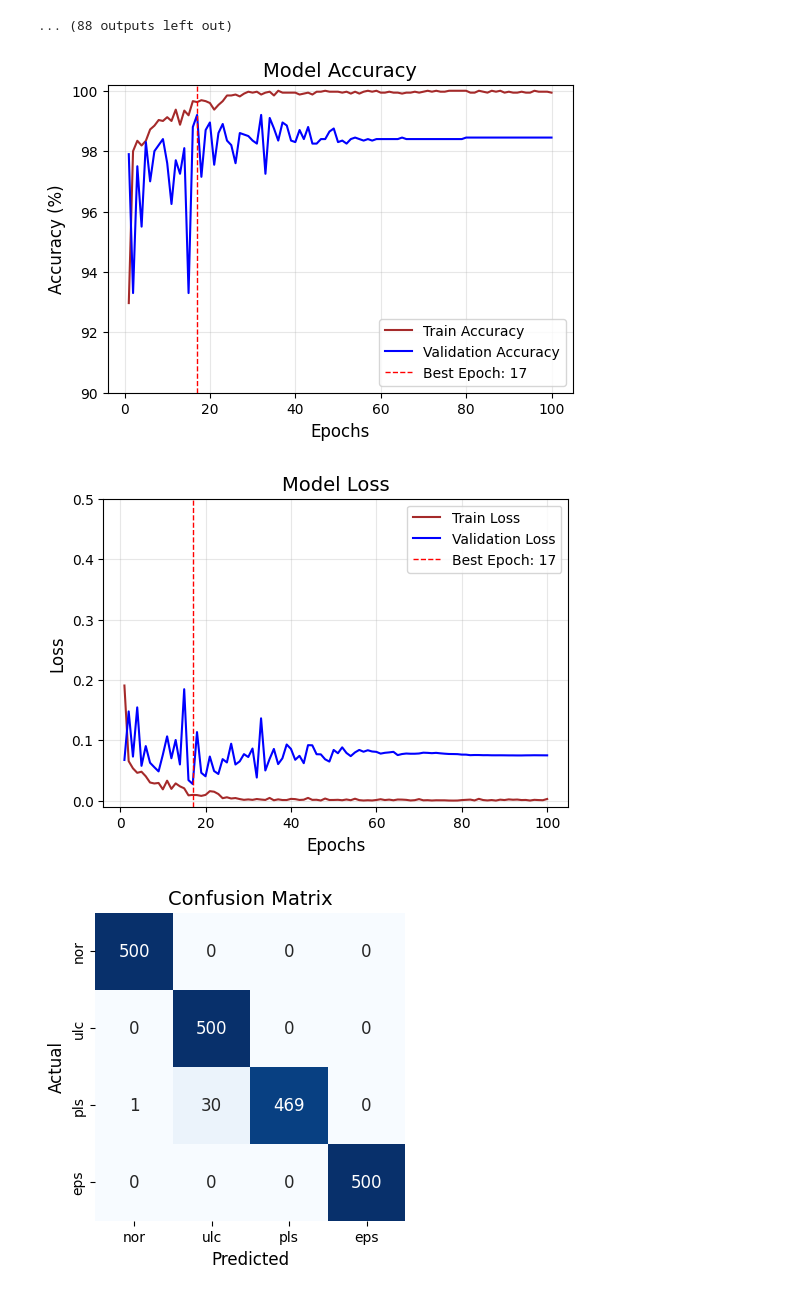
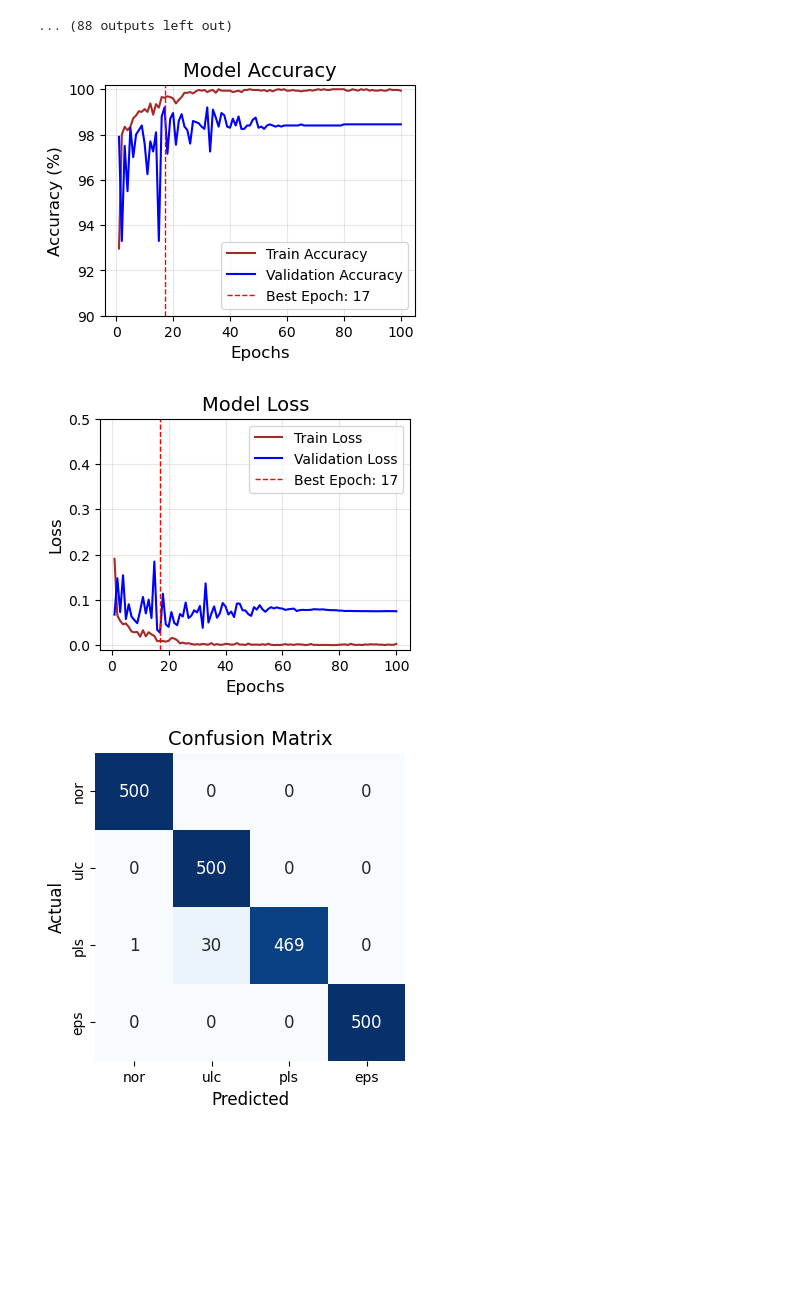
Before and after one commit to sarthakvermaa/WCE-curated-colon-disease-classification, a Jupyter notebook: Swin_tiny.ipynb, the cells around one changed output. Cells and saved outputs as stored; diff of their text form; code cells hidden in the pictures; blank space fills up the shorter version.

Commit message:
updated plottings

```diff
--- a/Swin_tiny.ipynb
+++ b/Swin_tiny.ipynb
@@ -54,8 +61,8 @@ from PIL import Image
 # %%
 # Defining paths
-DATA_DIR = "/kaggle/input/colon-endoscopy"
-INFERENCE_DIR = "/kaggle/input/colon-endoscopy/test"
-OUTPUT_DIR = "/kaggle/working/outputs"
+DATA_DIR = "../colon-endoscopy-dataset/"
+INFERENCE_DIR = "../colon-endoscopy-dataset/test"
+OUTPUT_DIR = "../image_processing_swin (Copy)"
 BATCH_SIZE = 16
 NUM_EPOCHS = 100
 LEARNING_RATE = 0.0001
@@ -293,31 +299,31 @@ Validation loss: 0.107, Validation acc: 96.250%
 # %%
 import pandas as pd
 
 # Load training log CSV file
 csv_file_path = os.path.join(OUTPUT_DIR, "training_logs.csv")
 df = pd.read_csv(csv_file_path)
 
 # Extract data
 epochs = df["Epoch"].values
 train_accuracies = df["Train Accuracy"].values
 valid_accuracies = df["Validation Accuracy"].values
 best_epoch = np.argmin(df["Validation Loss"].values) + 1
 
 # Plot Accuracy Curve
-plt.figure(figsize=(6, 4))
+plt.figure(figsize=(4, 3))
 plt.plot(epochs, train_accuracies, label="Train Accuracy", color='brown', linewidth=1.5)
 plt.plot(epochs, valid_accuracies, label="Validation Accuracy", color='blue', linewidth=1.5)
 plt.axvline(best_epoch, color='r', linestyle='--', linewidth=1, label=f"Best Epoch: {best_epoch}")
 plt.ylim(90, 100.2)
 plt.xlabel("Epochs", fontsize=12)
 plt.ylabel("Accuracy (%)", fontsize=12)
 plt.title("Model Accuracy", fontsize=14)
 plt.legend(fontsize=10, loc="lower right")
 plt.grid(alpha=0.3)
 plt.savefig(os.path.join(OUTPUT_DIR, 'accuracy_plot.png'), dpi=300, bbox_inches="tight")
 plt.show()
 # %% [output]
-[figure, old version]
+[figure, new version]
 # %%
 # Load training log CSV file
 csv_file_path = os.path.join(OUTPUT_DIR, "training_logs.csv")
@@ -330,7 +336,7 @@ valid_losses = df["Validation Loss"].values
 best_epoch = np.argmin(valid_losses) + 1
 
 # Plot Loss Curve
-plt.figure(figsize=(6, 4))
+plt.figure(figsize=(4, 3))
 plt.plot(epochs, train_losses, label="Train Loss", color='brown', linewidth=1.5)
 plt.plot(epochs, valid_losses, label="Validation Loss", color='blue', linewidth=1.5)
 plt.axvline(best_epoch, color='r', linestyle='--', linewidth=1, label=f"Best Epoch: {best_epoch}")
@@ -343,7 +349,7 @@ plt.grid(alpha=0.3)
 plt.savefig(os.path.join(OUTPUT_DIR, 'loss_plot.png'), dpi=300, bbox_inches="tight")
 plt.show()
 # %% [output]
-[figure, old version]
+[figure, new version]
 # %%
 # Load y_true and y_pred
 y_true_path = os.path.join(OUTPUT_DIR, "y_true.npy")
```
Also changed, not shown: parts of 5 cells of this notebook.
